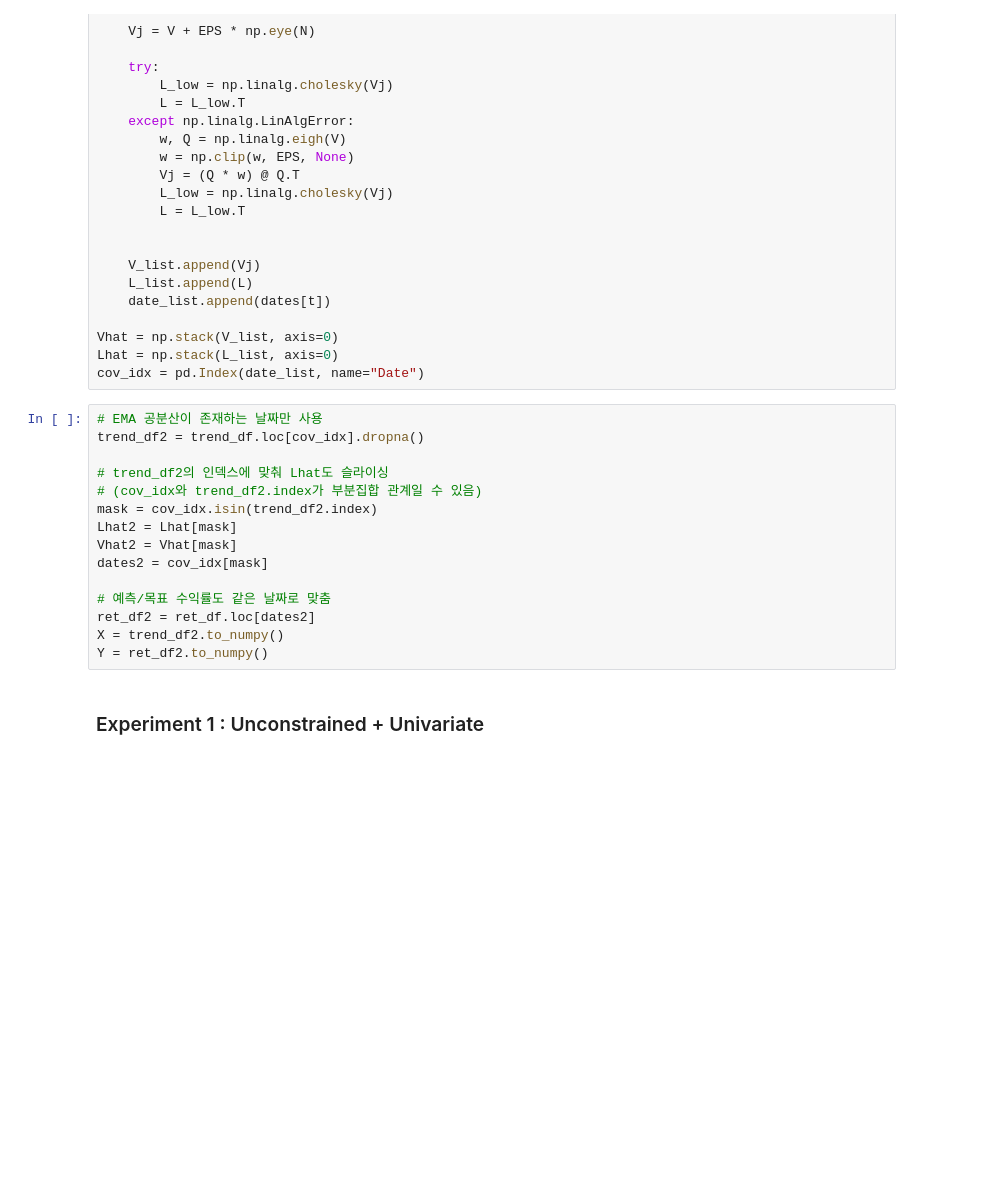
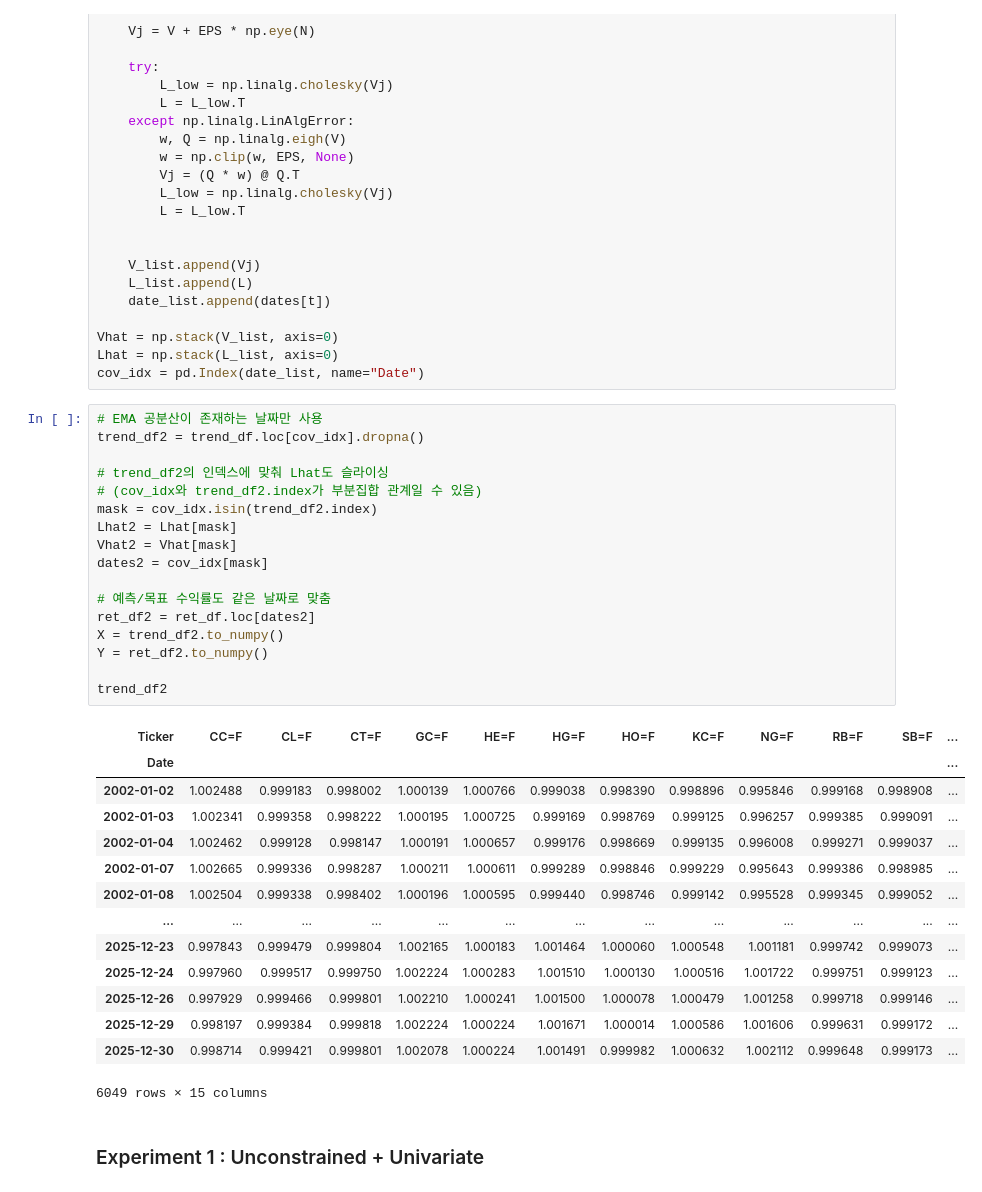
Before and after one commit to taekyounglee1224/cvxpy-portfolio-lab, a Jupyter notebook: IP-MVO/main.ipynb, the cells around one changed output. Cells and saved outputs as stored; diff of their text form; blank space fills up the shorter version.

```diff
--- a/IP-MVO/main.ipynb
+++ b/IP-MVO/main.ipynb
@@ -114,18 +114,35 @@ cov_idx = pd.Index(date_list, name="Date")
 # %%
 # EMA 공분산이 존재하는 날짜만 사용
 trend_df2 = trend_df.loc[cov_idx].dropna()
 
 # trend_df2의 인덱스에 맞춰 Lhat도 슬라이싱
 # (cov_idx와 trend_df2.index가 부분집합 관계일 수 있음)
 mask = cov_idx.isin(trend_df2.index)
 Lhat2 = Lhat[mask]
 Vhat2 = Vhat[mask]
 dates2 = cov_idx[mask]
 
 # 예측/목표 수익률도 같은 날짜로 맞춤
 ret_df2 = ret_df.loc[dates2]
 X = trend_df2.to_numpy()
 Y = ret_df2.to_numpy()
+
+trend_df2
+# %% [output]
+| Ticker | CC=F | CL=F | CT=F | GC=F | HE=F | HG=F | HO=F | KC=F | NG=F | RB=F | SB=F | ... |
+| Date |  |  |  |  |  |  |  |  |  |  |  | ... |
+| 2002-01-02 | 1.002488 | 0.999183 | 0.998002 | 1.000139 | 1.000766 | 0.999038 | 0.998390 | 0.998896 | 0.995846 | 0.999168 | 0.998908 | ... |
+| 2002-01-03 | 1.002341 | 0.999358 | 0.998222 | 1.000195 | 1.000725 | 0.999169 | 0.998769 | 0.999125 | 0.996257 | 0.999385 | 0.999091 | ... |
+| 2002-01-04 | 1.002462 | 0.999128 | 0.998147 | 1.000191 | 1.000657 | 0.999176 | 0.998669 | 0.999135 | 0.996008 | 0.999271 | 0.999037 | ... |
+| 2002-01-07 | 1.002665 | 0.999336 | 0.998287 | 1.000211 | 1.000611 | 0.999289 | 0.998846 | 0.999229 | 0.995643 | 0.999386 | 0.998985 | ... |
+| 2002-01-08 | 1.002504 | 0.999338 | 0.998402 | 1.000196 | 1.000595 | 0.999440 | 0.998746 | 0.999142 | 0.995528 | 0.999345 | 0.999052 | ... |
+| ... | ... | ... | ... | ... | ... | ... | ... | ... | ... | ... | ... | ... |
+| 2025-12-23 | 0.997843 | 0.999479 | 0.999804 | 1.002165 | 1.000183 | 1.001464 | 1.000060 | 1.000548 | 1.001181 | 0.999742 | 0.999073 | ... |
+| 2025-12-24 | 0.997960 | 0.999517 | 0.999750 | 1.002224 | 1.000283 | 1.001510 | 1.000130 | 1.000516 | 1.001722 | 0.999751 | 0.999123 | ... |
+| 2025-12-26 | 0.997929 | 0.999466 | 0.999801 | 1.002210 | 1.000241 | 1.001500 | 1.000078 | 1.000479 | 1.001258 | 0.999718 | 0.999146 | ... |
+| 2025-12-29 | 0.998197 | 0.999384 | 0.999818 | 1.002224 | 1.000224 | 1.001671 | 1.000014 | 1.000586 | 1.001606 | 0.999631 | 0.999172 | ... |
+| 2025-12-30 | 0.998714 | 0.999421 | 0.999801 | 1.002078 | 1.000224 | 1.001491 | 0.999982 | 1.000632 | 1.002112 | 0.999648 | 0.999173 | ... |
+6049 rows × 15 columns
 # %% [markdown]
 ### Experiment 1 : Unconstrained + Univariate
 # %%
```
Also changed, not shown: parts of 8 cells of this notebook.
